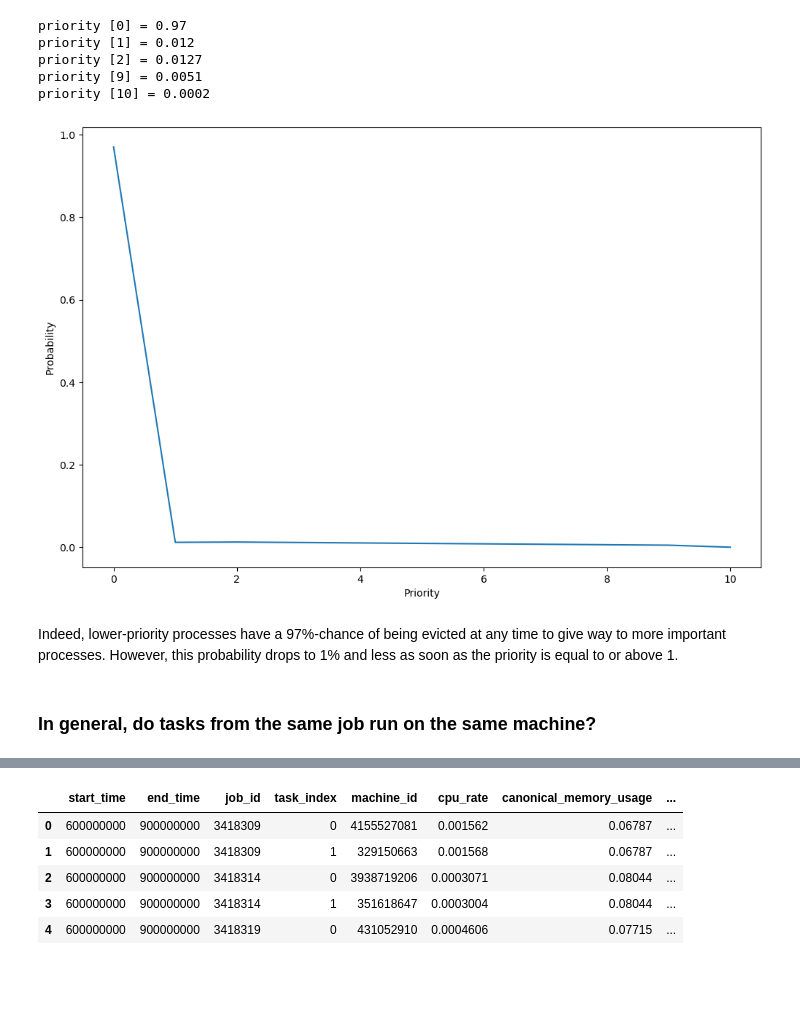
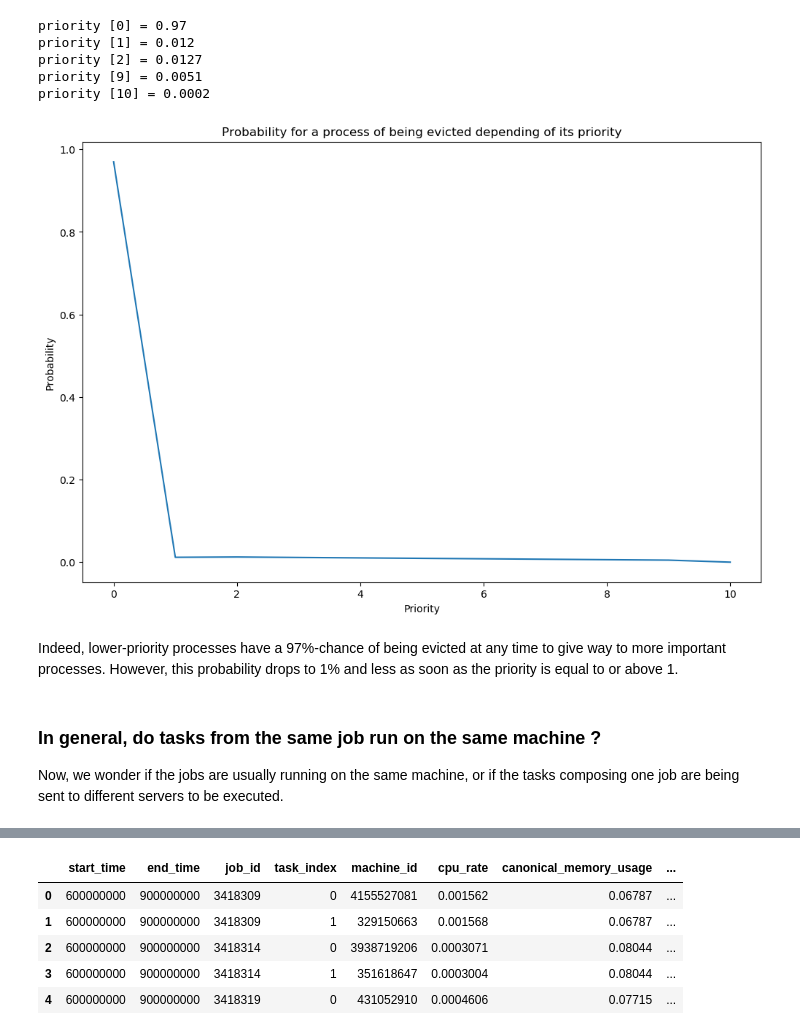
Before and after one commit to templierw/spark_lab, a Jupyter notebook: lab.ipynb, the cells around one changed output, grey strips where cells are left out. Cells and saved outputs as stored; diff of their text form; code cells hidden in the pictures; blank space fills up the shorter version.

```diff
--- a/lab.ipynb
+++ b/lab.ipynb
@@ -162,18 +215,22 @@ priority [2] = 0.0127
 priority [9] = 0.0051
 priority [10] = 0.0002
 # %%
+# Same as above, but this time in a nice graph
 sp = sorted(p.items())
 keys = [v[0] for v in sp]
 values = [round(v[1]/total_evicted, 4) for v in sp]
 
 plt.plot(keys, values, linestyle='solid')
 plt.xlabel('Priority')
 plt.ylabel('Probability')
+plt.title("Probability for a process of being evicted depending of its priority")
 plt.show()
 # %% [output]
-[figure, old version]
+[figure, new version]
 # %% [markdown]
 Indeed, lower-priority processes have a 97%-chance of being evicted at any time to give way to more important processes. However, this probability drops to 1% and less as soon as the priority is equal to or above 1.
 # %% [markdown]
-### In general, do tasks from the same job run on the same machine?
+### In general, do tasks from the same job run on the same machine ?
+
+Now, we wonder if the jobs are usually running on the same machine, or if the tasks composing one job are being sent to different servers to be executed.
 # %%
```
Also changed, not shown: parts of 25 cells of this notebook.
